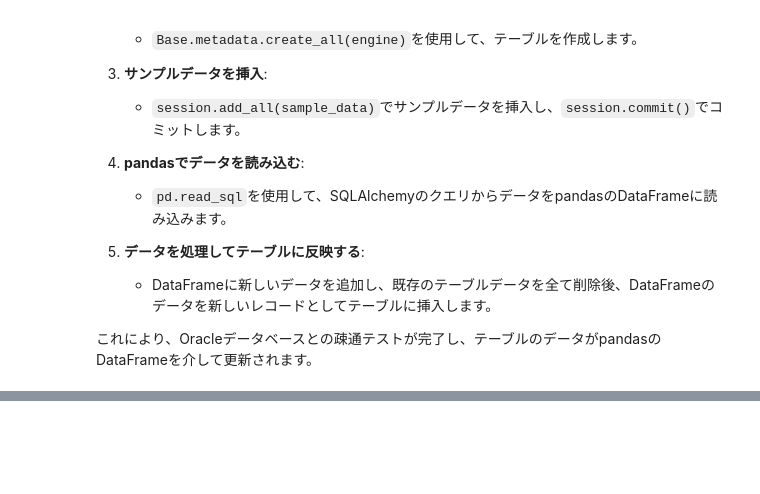
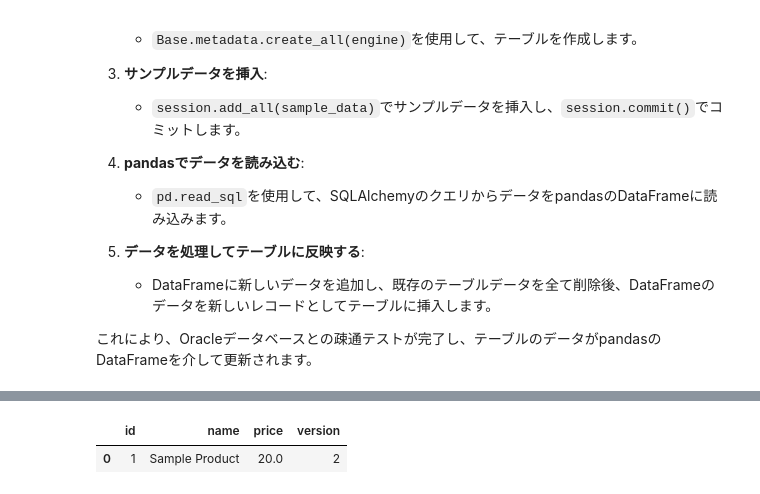
Before and after one commit to phonon-py/DatabaseSpecialistStudy, a Jupyter notebook: main.v3.ipynb, the cells around one changed output, grey strips where cells are left out. Cells and saved outputs as stored; diff of their text form; code cells hidden in the pictures; blank space fills up the shorter version.

```diff
--- a/main.v3.ipynb
+++ b/main.v3.ipynb
@@ -1380,10 +1380,10 @@ from sqlalchemy import create_engine, Column, Integer, String, Float
 from sqlalchemy.ext.declarative import declarative_base
 from sqlalchemy.orm import sessionmaker
 from sqlalchemy.exc import SQLAlchemyError
-from sqlalchemy.orm.exc import NoResultFound
+import pandas as pd
 
 # メモリ内データベースエンジンとセッションのセットアップ
-engine = create_engine('sqlite:///:memory:', echo=True)
+engine = create_engine('sqlite:///:memory:', echo=False)
 Session = sessionmaker(bind=engine)
 Base = declarative_base()
 
@@ -1419,9 +1419,6 @@ def update_product_price(product_id, new_price):
             raise SQLAlchemyError("バージョンが古いため更新に失敗しました。")
 
         session.commit()
-    except NoResultFound:
-        print("指定されたIDのプロダクトが見つかりませんでした。")
-        session.rollback()
     except SQLAlchemyError as e:
         print(e)
         session.rollback()
@@ -1439,8 +1436,11 @@ session.close()
 update_product_price(1, 15.0)
 update_product_price(1, 20.0)
 
+# データベースの状態をデータフレームに読み込む
 session = Session()
+df = pd.read_sql(session.query(Product).statement, session.bind)
+session.close()
 
-
-session.close()
+# データフレームの表示
+df
 # %% [output]
@@ -1463,0 +1447,2 @@ CREATE TABLE products (
+|  | id | name | price | version |
+| 0 | 1 | Sample Product | 20.0 | 2 |
```
Also changed, not shown: parts of 13 cells of this notebook.
